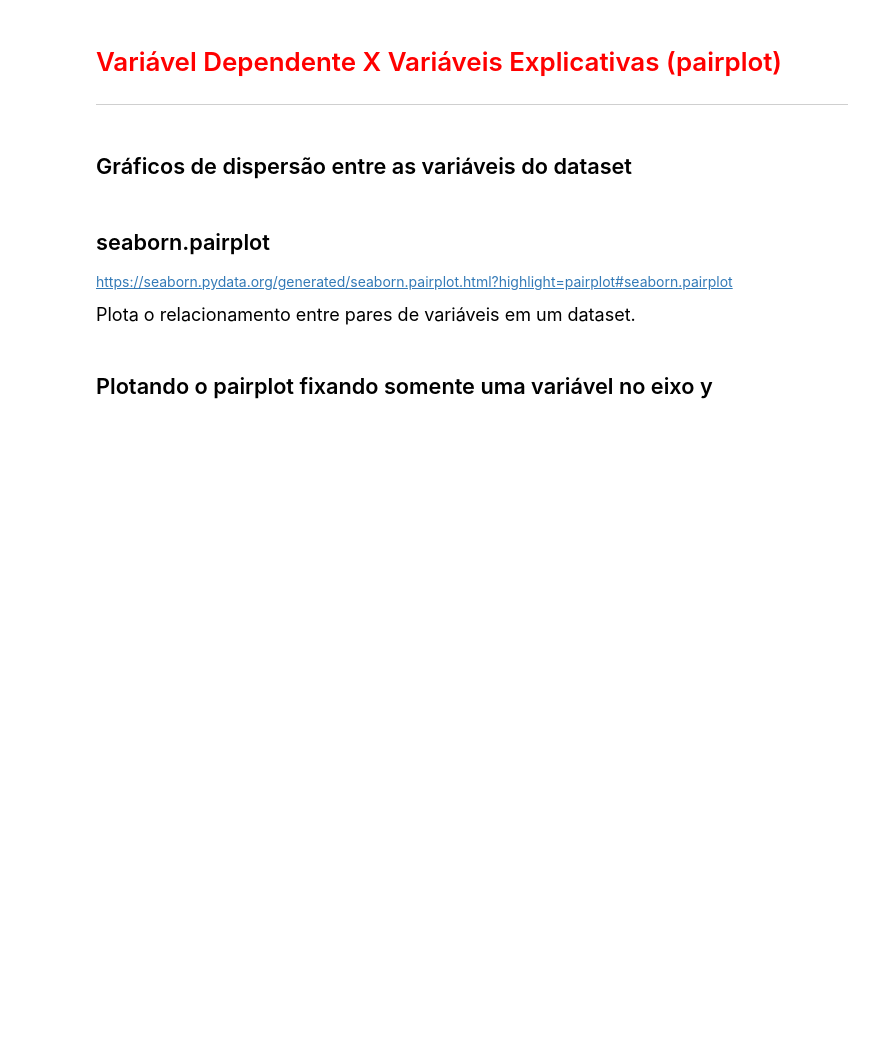
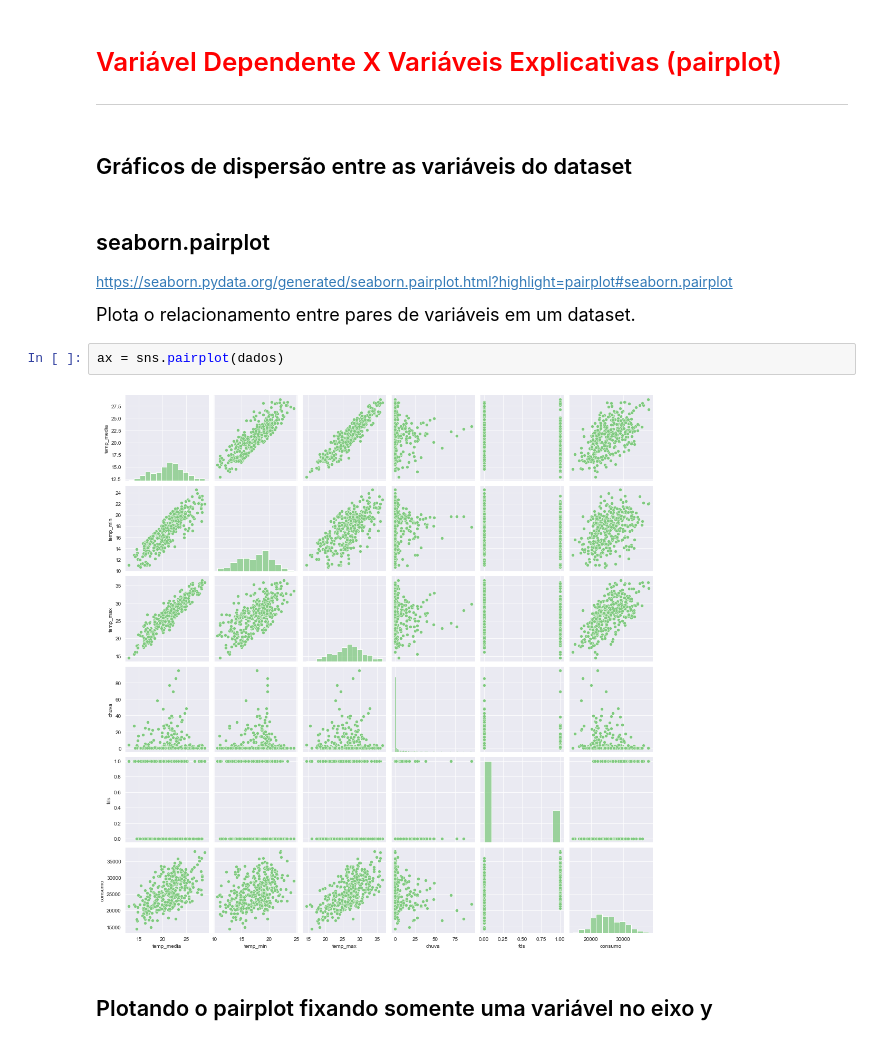
Before and after one commit to barbosawilliam/Learning_Python, a Jupyter notebook: Regressao_Linear/Regressao_Linear.ipynb, the cells around one changed output. Saved outputs shown, nothing was run; the diff lists cells and outputs as text; blank space fills up the shorter version.

```diff
--- a/Regressao_Linear/Regressao_Linear.ipynb
+++ b/Regressao_Linear/Regressao_Linear.ipynb
@@ -210,5 +210,9 @@ Text(0, 0.5, 'Litros')
 https://seaborn.pydata.org/generated/seaborn.pairplot.html?highlight=pairplot#seaborn.pairplot
 
 <p style='font-size: 18px; line-height: 2; margin: 10px 50px; text-align: justify;'>Plota o relacionamento entre pares de variáveis em um dataset.</p>
+# %%
+ax = sns.pairplot(dados)
+# %% [output]
+[figure, added]
 # %% [markdown]
 ## Plotando o pairplot fixando somente uma variável no eixo y
```
Also changed, not shown: parts of 40 cells of this notebook.
